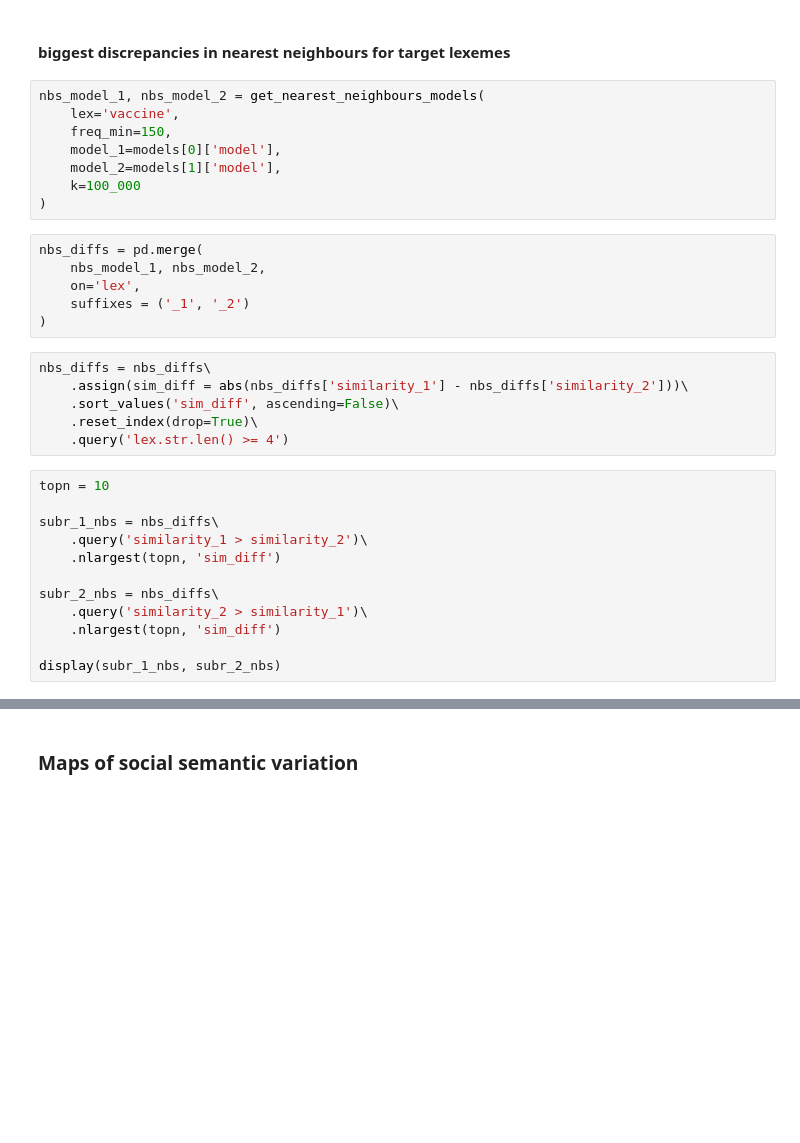
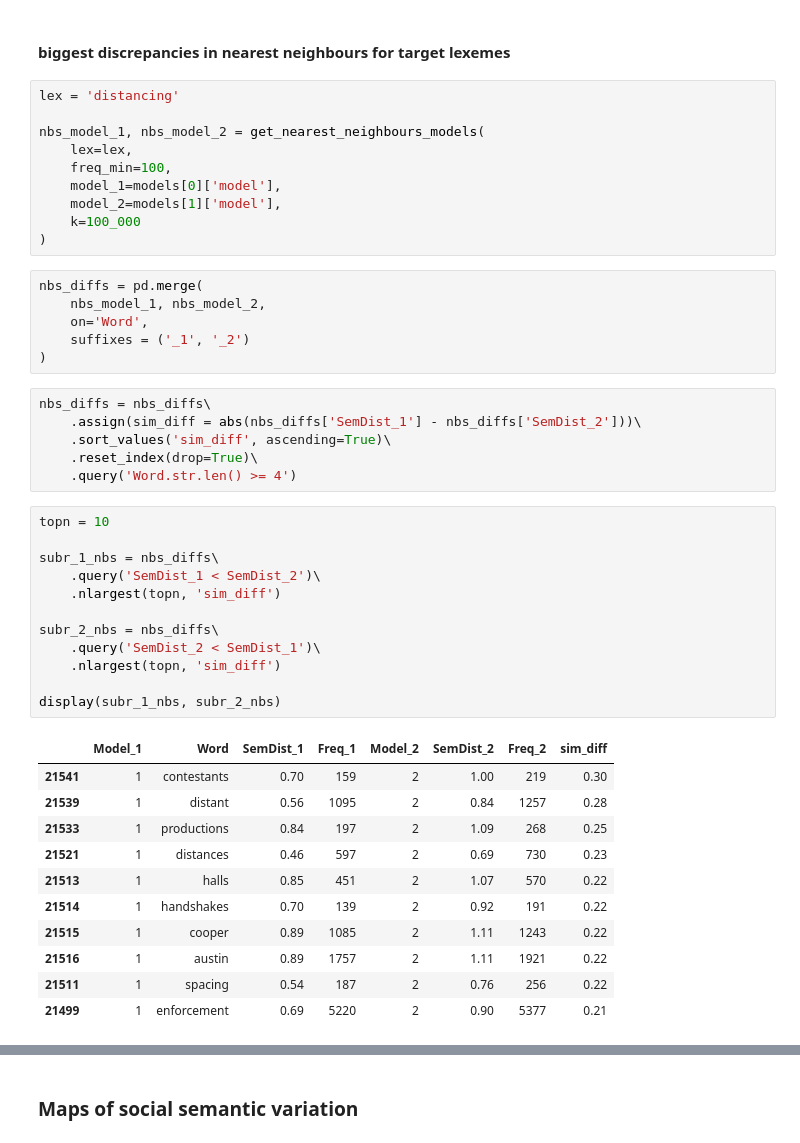
Before and after one commit to wuqui/neocov, a Jupyter notebook: index.ipynb, the cells around one changed output, grey strips where cells are left out. Saved outputs shown, nothing was run; the diff lists cells and outputs as text; blank space fills up the shorter version.

```diff
--- a/index.ipynb
+++ b/index.ipynb
@@ -419,9 +442,11 @@ display(
 # %% [markdown]
 #### biggest discrepancies in nearest neighbours for target lexemes
 # %%
+lex = 'distancing'
+
 nbs_model_1, nbs_model_2 = get_nearest_neighbours_models(
-    lex='vaccine',
-    freq_min=150,
+    lex=lex,
+    freq_min=100,
     model_1=models[0]['model'],
     model_2=models[1]['model'],
     k=100_000
@@ -429,24 +454,36 @@ nbs_model_1, nbs_model_2 = get_nearest_neighbours_models(
 # %%
 nbs_diffs = pd.merge(
     nbs_model_1, nbs_model_2,
-    on='lex',
+    on='Word',
     suffixes = ('_1', '_2')
 )
 # %%
 nbs_diffs = nbs_diffs\
-    .assign(sim_diff = abs(nbs_diffs['similarity_1'] - nbs_diffs['similarity_2']))\
-    .sort_values('sim_diff', ascending=False)\
+    .assign(sim_diff = abs(nbs_diffs['SemDist_1'] - nbs_diffs['SemDist_2']))\
+    .sort_values('sim_diff', ascending=True)\
     .reset_index(drop=True)\
-    .query('lex.str.len() >= 4')
+    .query('Word.str.len() >= 4')
 # %%
 topn = 10
 
 subr_1_nbs = nbs_diffs\
-    .query('similarity_1 > similarity_2')\
+    .query('SemDist_1 < SemDist_2')\
     .nlargest(topn, 'sim_diff')
 
 subr_2_nbs = nbs_diffs\
-    .query('similarity_2 > similarity_1')\
+    .query('SemDist_2 < SemDist_1')\
     .nlargest(topn, 'sim_diff')
 
 display(subr_1_nbs, subr_2_nbs)
+# %% [output]
+|  | Model_1 | Word | SemDist_1 | Freq_1 | Model_2 | SemDist_2 | Freq_2 | sim_diff |
+| 21541 | 1 | contestants | 0.70 | 159 | 2 | 1.00 | 219 | 0.30 |
+| 21539 | 1 | distant | 0.56 | 1095 | 2 | 0.84 | 1257 | 0.28 |
+| 21533 | 1 | productions | 0.84 | 197 | 2 | 1.09 | 268 | 0.25 |
+| 21521 | 1 | distances | 0.46 | 597 | 2 | 0.69 | 730 | 0.23 |
+| 21513 | 1 | halls | 0.85 | 451 | 2 | 1.07 | 570 | 0.22 |
+| 21514 | 1 | handshakes | 0.70 | 139 | 2 | 0.92 | 191 | 0.22 |
+| 21515 | 1 | cooper | 0.89 | 1085 | 2 | 1.11 | 1243 | 0.22 |
+| 21516 | 1 | austin | 0.89 | 1757 | 2 | 1.11 | 1921 | 0.22 |
+| 21511 | 1 | spacing | 0.54 | 187 | 2 | 0.76 | 256 | 0.22 |
+| 21499 | 1 | enforcement | 0.69 | 5220 | 2 | 0.90 | 5377 | 0.21 |
```
Also changed, not shown: parts of 12 cells of this notebook, 5 other files.
